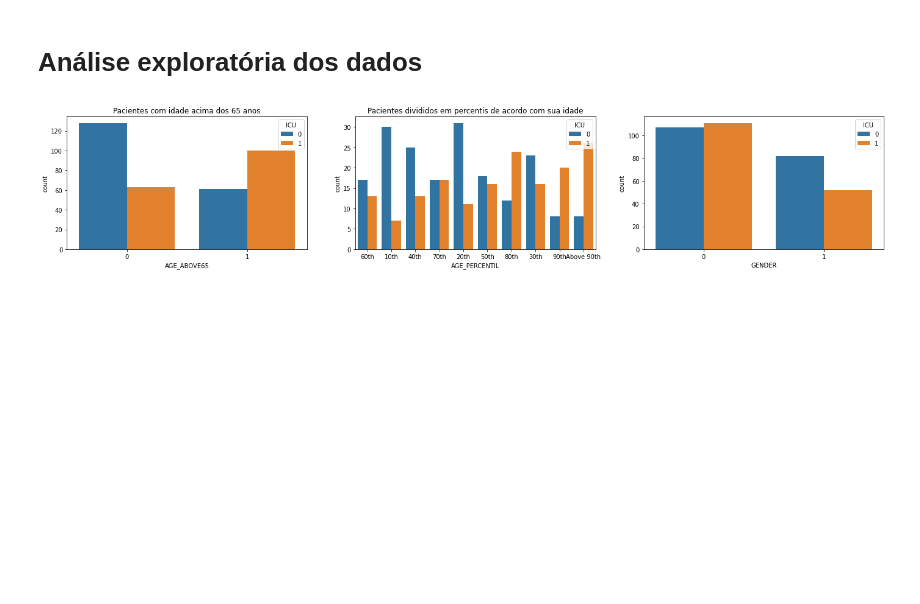
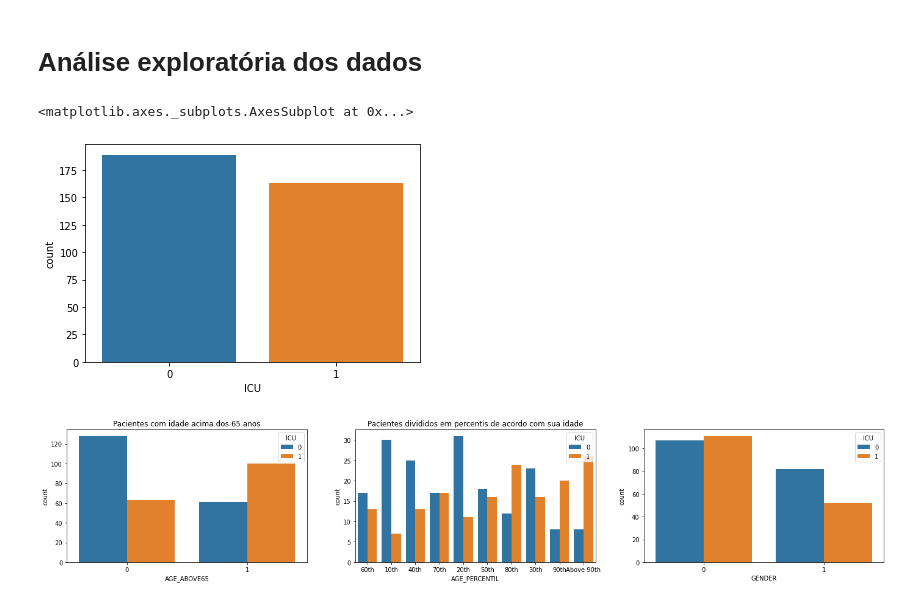
Before and after one commit to xandeea/BootCamp-Dados-Alura, a Jupyter notebook: COVID_19.ipynb, the cells around one changed output. Drawn from its saved outputs; the diff is of its cells as text; code cells hidden in the pictures; blank space fills up the shorter version.

```diff
--- a/COVID_19.ipynb
+++ b/COVID_19.ipynb
@@ -151,5 +135,10 @@ dados_limpos.head()
 # %% [markdown]
 # **Análise exploratória dos dados**
+# %%
+sns.countplot(dados_limpos['ICU'])
+# %% [output]
+<matplotlib.axes._subplots.AxesSubplot at 0x...>
+[figure, added]
 # %%
 fig, axis = plt.subplots(nrows = 1, ncols = 3, figsize = (24, 4))
 sns.countplot(dados_limpos['AGE_ABOVE65'], hue=dados_limpos['ICU'], ax = axis[0])
```
Also changed, not shown: parts of 27 cells of this notebook.
